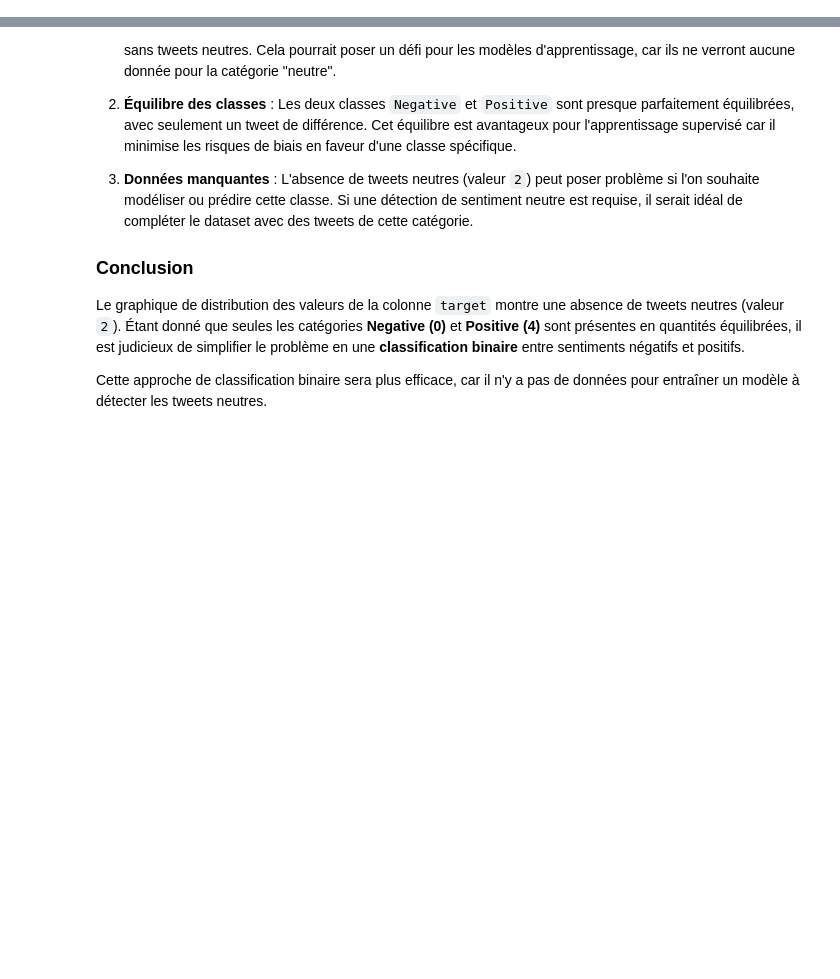
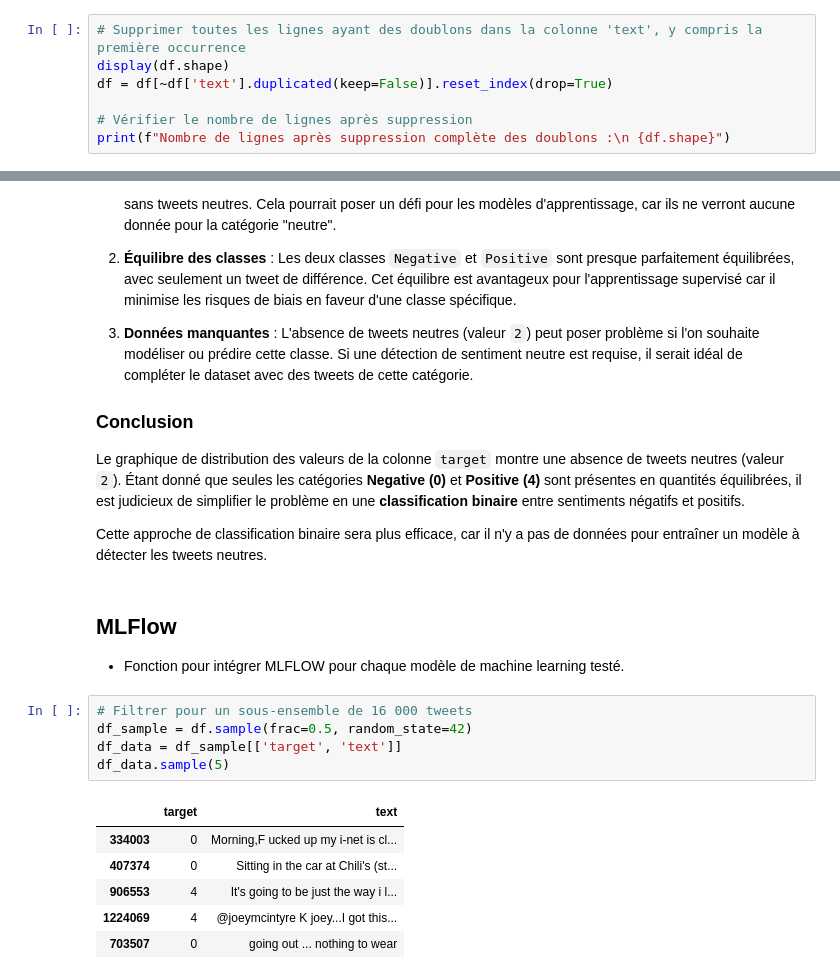
Before and after one commit to jhn-l/OC-P7, a Jupyter notebook: 1-modele-classique.ipynb, the cells around one changed output, grey strips where cells are left out. Cells and saved outputs as stored; diff of their text form; blank space fills up the shorter version.

Commit message:
Ajustement des classes et du tracking MLFlow

```diff
--- a/1-modele-classique.ipynb
+++ b/1-modele-classique.ipynb
@@ -28,3 +39,10 @@ memory usage: 73.2+ MB
 # %%
 # Mettre un header au dataframe
 df.columns = ['target', 'ids', 'date', 'flag', 'user', 'text']
+# %%
+# Supprimer toutes les lignes ayant des doublons dans la colonne 'text', y compris la première occurrence
+display(df.shape)
+df = df[~df['text'].duplicated(keep=False)].reset_index(drop=True)
+
+# Vérifier le nombre de lignes après suppression
+print(f"Nombre de lignes après suppression complète des doublons :\n {df.shape}")
@@ -94,3 +126,19 @@ Le graphique ci-dessus montre la distribution des valeurs de la colonne `target`
 Le graphique de distribution des valeurs de la colonne `target` montre une absence de tweets neutres (valeur `2`). Étant donné que seules les catégories **Negative (0)** et **Positive (4)** sont présentes en quantités équilibrées, il est judicieux de simplifier le problème en une **classification binaire** entre sentiments négatifs et positifs.
 
 Cette approche de classification binaire sera plus efficace, car il n'y a pas de données pour entraîner un modèle à détecter les tweets neutres.
+# %% [markdown]
+## MLFlow
+
+- Fonction pour intégrer MLFLOW pour chaque modèle de machine learning testé.
+# %%
+# Filtrer pour un sous-ensemble de 16 000 tweets
+df_sample = df.sample(frac=0.5, random_state=42)
+df_data = df_sample[['target', 'text']]
+df_data.sample(5)
+# %% [output]
+|  | target | text |
+| 334003 | 0 | Morning,F ucked up my i-net is cl... |
+| 407374 | 0 | Sitting in the car at Chili's (st... |
+| 906553 | 4 | It's going to be just the way i l... |
+| 1224069 | 4 | @joeymcintyre K joey...I got this... |
+| 703507 | 0 | going out ... nothing to wear |
```
Also changed, not shown: parts of 15 cells of this notebook.
